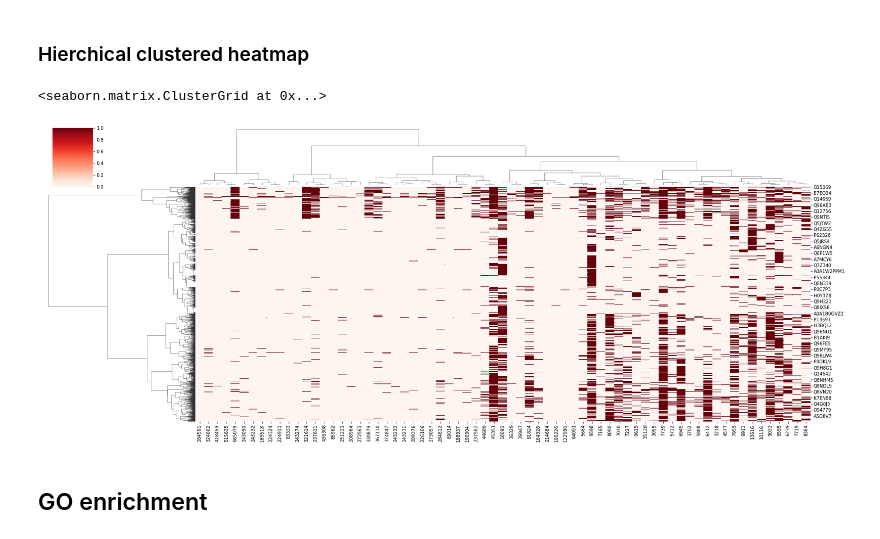
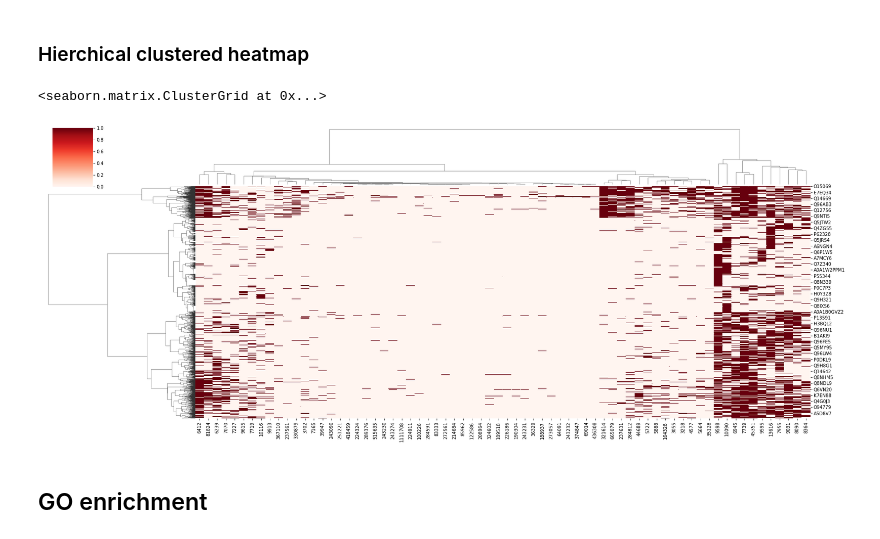
Before and after one commit to geovalexis/PP2GO, a Jupyter notebook: Methods.ipynb, the cells around one changed output. Cells and saved outputs as stored; diff of their text form; code cells hidden in the pictures.

Commit message:
Improved hierarchical clustered heatmap

```diff
--- a/Methods.ipynb
+++ b/Methods.ipynb
@@ -872,23 +872,23 @@ plotHeatMap(ort_counts_pr_abs_sorted_by_cluster_size)
 # %%
 import pandas as pd
 import seaborn as sns
 import matplotlib.pyplot as plt
 
 Y_genes = Y # Already computed distance matrix for the genes/proteins (rows)
 Z_genes = getLinkageMatrixScipy(Y_genes)
 Y_species = computeDistanceMatrix(orthologs_counts_matrix_presence_absence.drop(columns="cluster").T, #Transposed so it computes the distance matrix for the columns (species)
                                   distance_metric="hamming")
-Z_species = getLinkageMatrixSklearn(Y_species)
+Z_species = getLinkageMatrixScipy(Y_species)
 
 sns.clustermap(orthologs_counts_matrix_presence_absence.drop(columns="cluster"),
                #method='complete', metric='hamming',
                standard_scale=None, figsize=(25, 10),
                row_cluster=True, col_cluster=True,
                row_linkage=Z_genes, col_linkage=Z_species, #In {row,col}_linkage parameters we could specify directly the distance precomputed linkage matrix
                cmap="Reds")
 # %% [output]
 <seaborn.matrix.ClusterGrid at 0x...>
-[figure, old version]
+[figure, new version]
 # %% [markdown]
 ## GO enrichment
 # %% [markdown]
```
